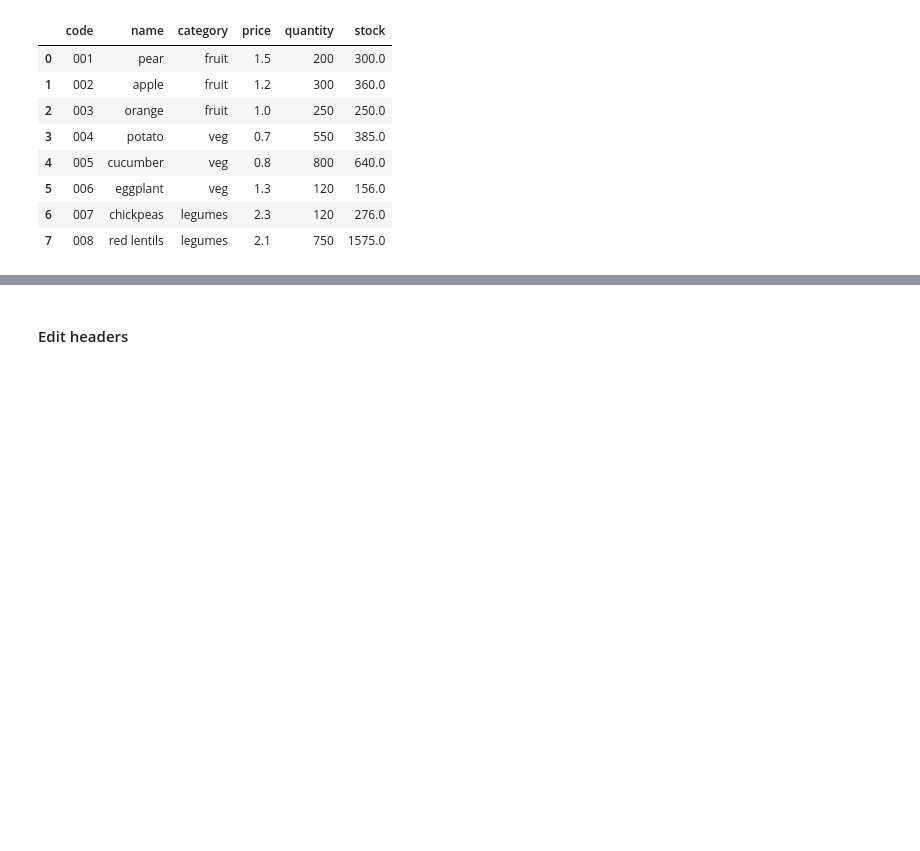
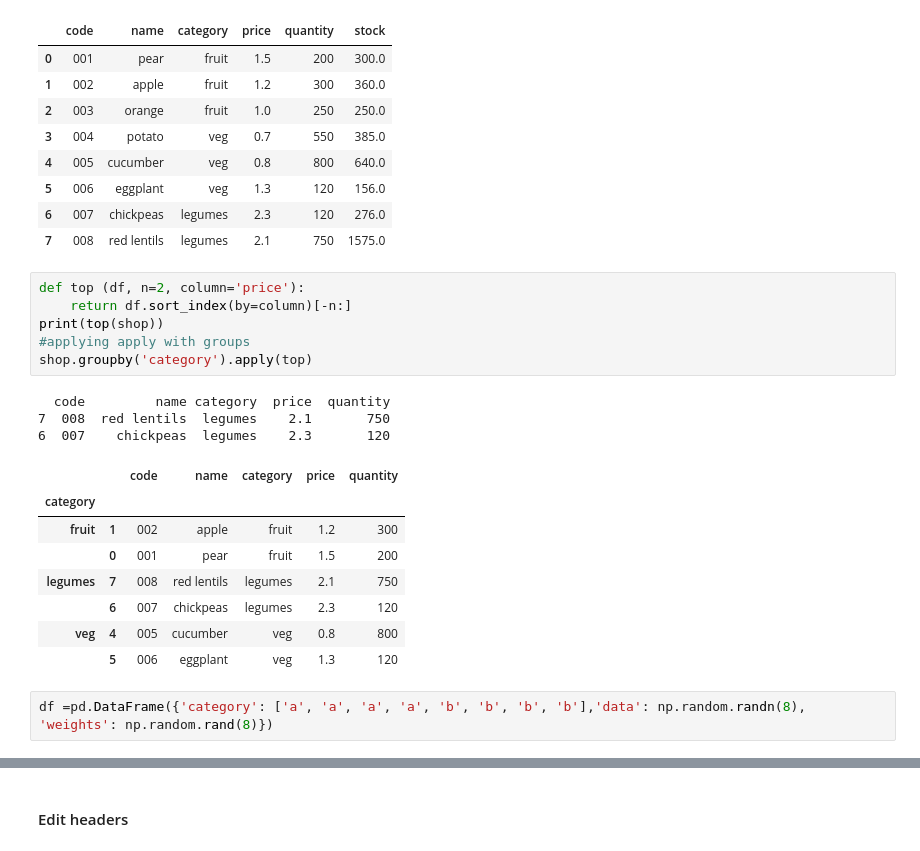
Before and after one commit to chezydan/pytopics, a Jupyter notebook: Pandas.ipynb, the cells around one changed output, grey strips where cells are left out. Saved outputs shown, nothing was run; the diff lists cells and outputs as text; blank space fills up the shorter version.

```diff
--- a/Pandas.ipynb
+++ b/Pandas.ipynb
@@ -842,3 +1010,23 @@ shop
 | 5 | 006 | eggplant | veg | 1.3 | 120 | 156.0 |
 | 6 | 007 | chickpeas | legumes | 2.3 | 120 | 276.0 |
 | 7 | 008 | red lentils | legumes | 2.1 | 750 | 1575.0 |
+# %%
+def top (df, n=2, column='price'):
+    return df.sort_index(by=column)[-n:]
+print(top(shop))
+#applying apply with groups
+shop.groupby('category').apply(top)
+# %% [output]
+  code         name category  price  quantity
+7  008  red lentils  legumes    2.1       750
+6  007    chickpeas  legumes    2.3       120
+|  |  | code | name | category | price | quantity |
+| category |  |  |  |  |  |  |
+| fruit | 1 | 002 | apple | fruit | 1.2 | 300 |
+|  | 0 | 001 | pear | fruit | 1.5 | 200 |
+| legumes | 7 | 008 | red lentils | legumes | 2.1 | 750 |
+|  | 6 | 007 | chickpeas | legumes | 2.3 | 120 |
+| veg | 4 | 005 | cucumber | veg | 0.8 | 800 |
+|  | 5 | 006 | eggplant | veg | 1.3 | 120 |
+# %%
+df =pd.DataFrame({'category': ['a', 'a', 'a', 'a', 'b', 'b', 'b', 'b'],'data': np.random.randn(8), 'weights': np.random.rand(8)})
```
Also changed, not shown: parts of 31 cells of this notebook, 14 other files.
